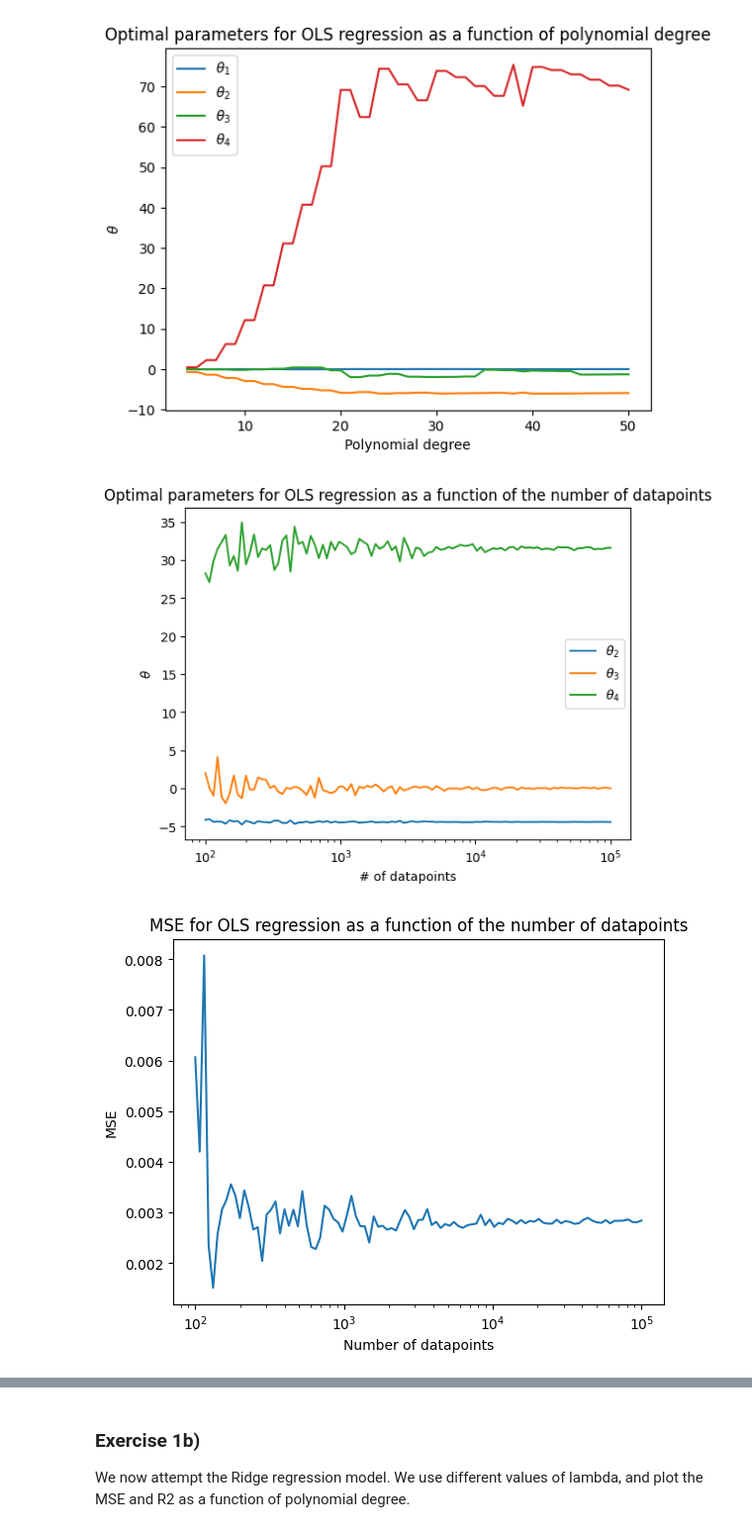
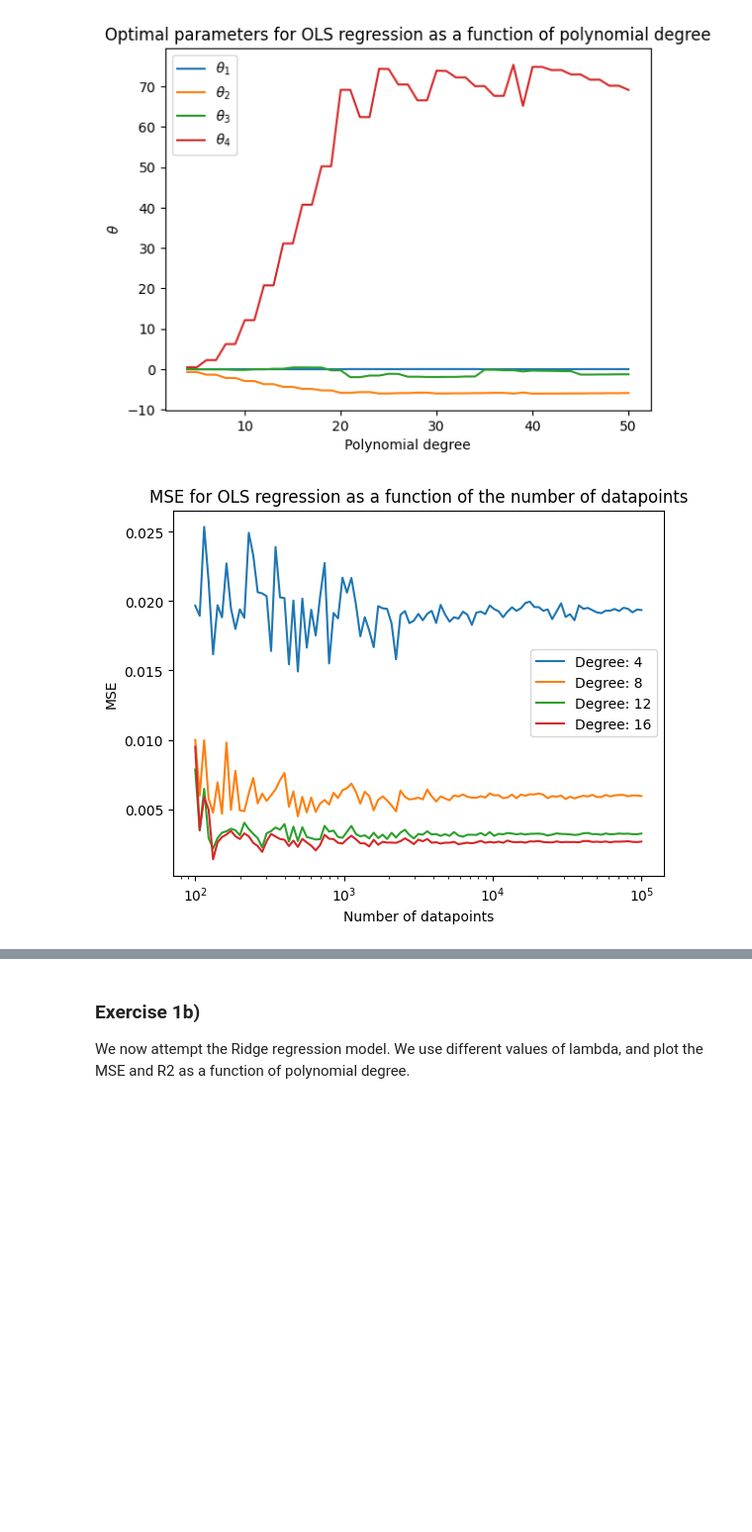
Before and after one commit to HeineEH/FYS-STK3155-4155_Project1, a Jupyter notebook: code/project_1ab.ipynb, the cells around one changed output, grey strips where cells are left out. Shown at 99% size. Cells and saved outputs as stored; diff of their text form; code cells hidden in the pictures; blank space fills up the shorter version.

```diff
--- a/code/project_1ab.ipynb
+++ b/code/project_1ab.ipynb
@@ -77,46 +80,26 @@ plt.show()
 # %% [output]
 [figure]
 # %%
-# Calculating and plotting optimal parameters, mse and r2 as a function of the number of datapoints.
+# Calculating and plotting mse as a function of the number of datapoints, for different polynomial degrees of polynomial fits.
 
 theta_indices = np.array([2,3,4])
-deg = 15
+polynomial_degrees = np.array([4,8,12,16])
 datapoints = 10**(np.linspace(2,5,101))
-opt_theta_vals = np.zeros((len(datapoints),len(theta_indices)))
-mse_vals = np.zeros(len(datapoints))
-r2_vals = np.zeros(len(datapoints))
+mse_vals = np.zeros((len(datapoints),len(polynomial_degrees)))
 
 for i in range(len(datapoints)):
     n = int(datapoints[i])
     x_n = np.linspace(-1, 1, n)
     y_n = f(x_n) + 0.05*np.random.normal(0, 1, n)
-    X_n = polynomial_features(x_n, deg)
-    theta,_ = opt_theta(X_n,y_n)
-    opt_theta_vals[i,:] = theta[theta_indices-1]
-    mse,r2 = MSE_and_R2(x_n,y_n,np.array([deg]))
-    mse_vals[i] = mse[0]
-    r2_vals[i] = r2[0]
+    mse,_ = MSE_and_R2(x_n,y_n,polynomial_degrees)
+    mse_vals[i,:] = mse
 
-for i in range(len(theta_indices)):
-    plt.semilogx(datapoints,opt_theta_vals[:,i],label=fr"$\theta_{theta_indices[i]}$")
-
-plt.xlabel("# of datapoints")
-plt.ylabel(r"$\theta$")
-plt.legend()
-plt.title("Optimal parameters for OLS regression as a function of the number of datapoints")
+for i in range(len(polynomial_degrees)):
+    plt.semilogx(datapoints,mse_vals[:,i],label=f"Degree: {polynomial_degrees[i]}")
+    plt.xlabel("Number of datapoints")
+    plt.ylabel("MSE")
+    plt.title("MSE for OLS regression as a function of the number of datapoints")
+    plt.legend()
 plt.show()
-
-plt.semilogx(datapoints,mse_vals)
-plt.xlabel("Number of datapoints")
-plt.ylabel("MSE")
-plt.title("MSE for OLS regression as a function of the number of datapoints")
-plt.show()
-
-plt.semilogx(datapoints,r2_vals)
-plt.xlabel("Number of datapoints")
-plt.ylabel(r"$R^2$")
-plt.title("R2 score for OLS regression as a function of the number of datapoints")
-plt.show()
 # %% [output]
-[figure, old version]
+[figure, new version]
-[figure, removed]
```
Also changed, not shown: parts of 5 cells of this notebook, 7 other files.
